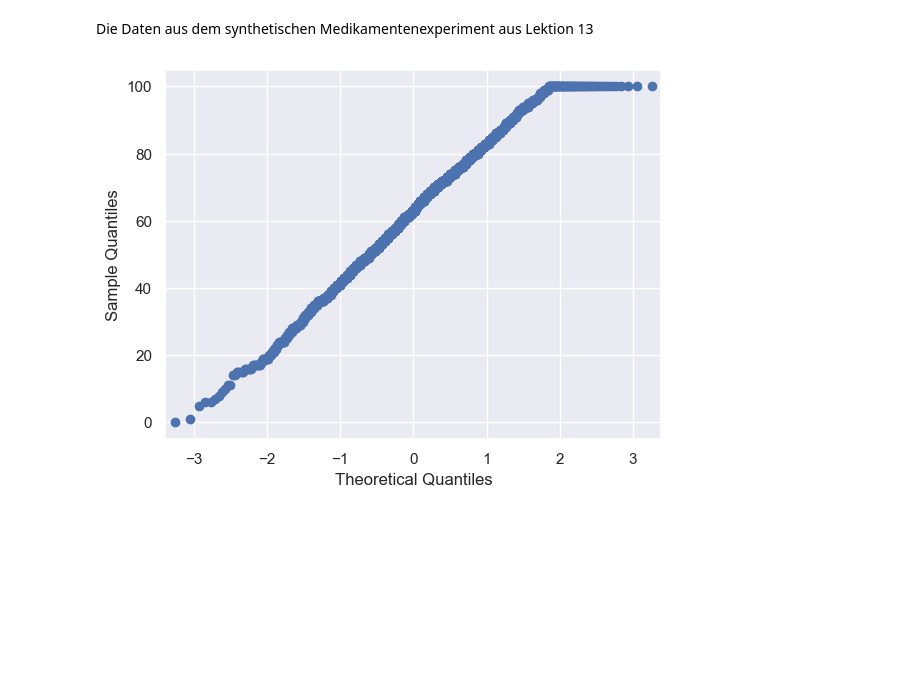
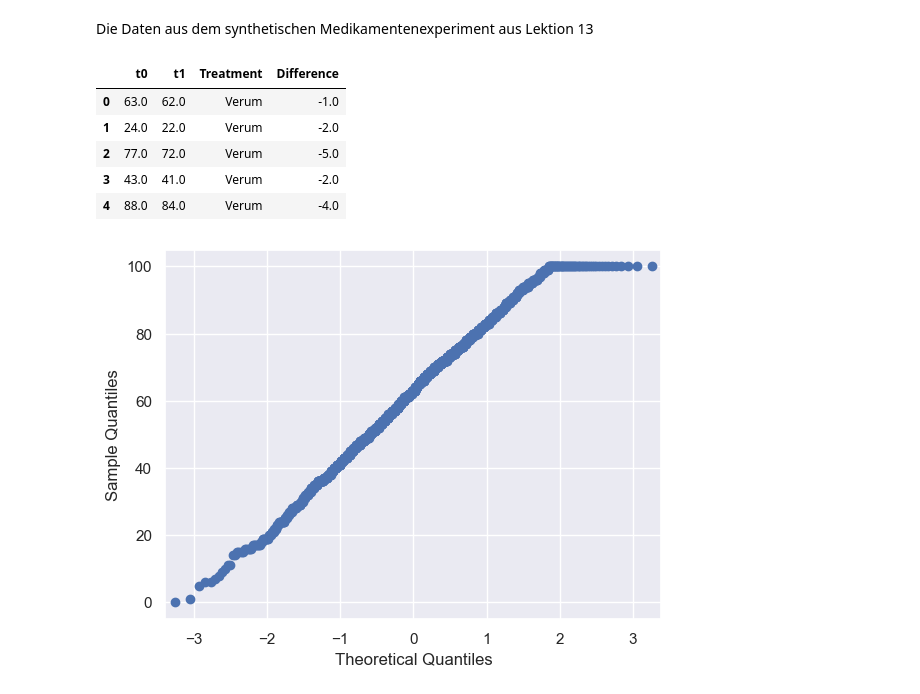
Before and after one commit to Ruediger-Braun/mfb2425, a Jupyter notebook: lektion14.ipynb, the cells around one changed output. Drawn from its saved outputs; the diff is of its cells as text; code cells hidden in the pictures; blank space fills up the shorter version.

```diff
--- a/lektion14.ipynb
+++ b/lektion14.ipynb
@@ -62,6 +69,14 @@ Wunderbar normalverteilt
 Die Daten aus dem synthetischen Medikamentenexperiment aus Lektion 13
 # %%
 df = pd.read_csv('treatment.csv', index_col=0)
+df.head()
+# %% [output]
+|  | t0 | t1 | Treatment | Difference |
+| 0 | 63.0 | 62.0 | Verum | -1.0 |
+| 1 | 24.0 | 22.0 | Verum | -2.0 |
+| 2 | 77.0 | 72.0 | Verum | -5.0 |
+| 3 | 43.0 | 41.0 | Verum | -2.0 |
+| 4 | 88.0 | 84.0 | Verum | -4.0 |
 # %%
 pp = sm.ProbPlot(df.t0)
 pp.qqplot();
```
Also changed, not shown: parts of 13 cells of this notebook, 1 other file.
